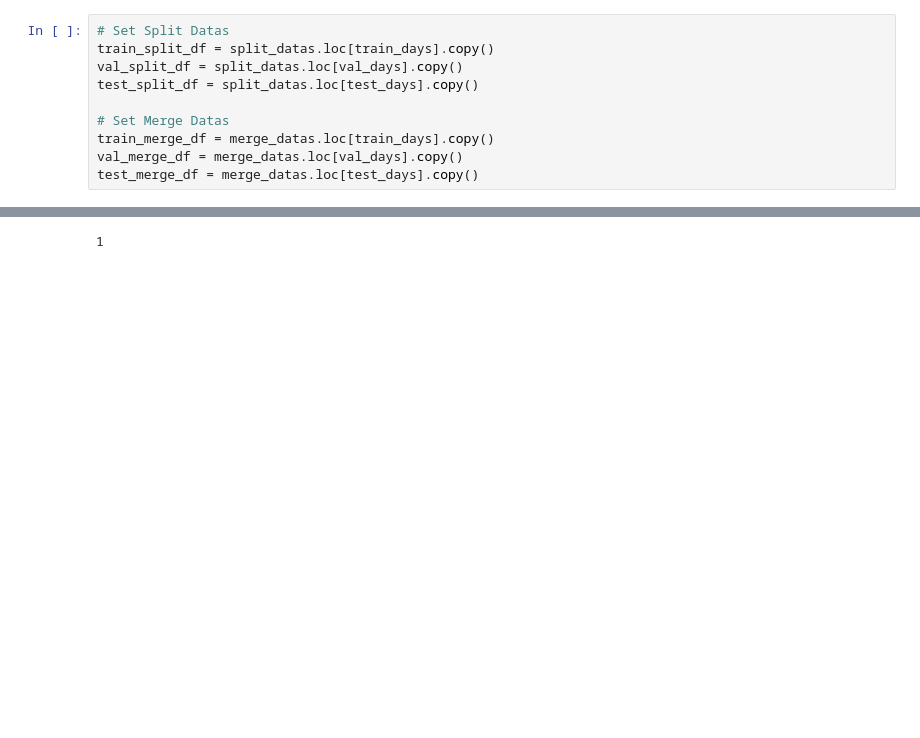
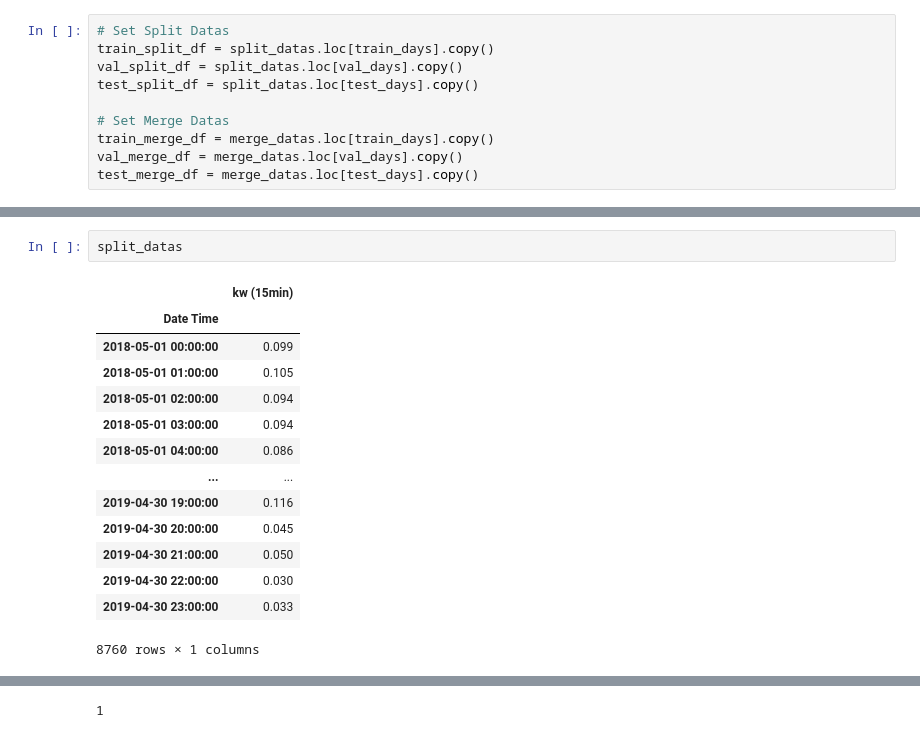
Before and after one commit to formegusto/study-timeseriesforecasting, a Jupyter notebook: Time Series Forecasting (MultiStep, Univariate).ipynb, the cells around one changed output, grey strips where cells are left out. Drawn from its saved outputs; the diff is of its cells as text; blank space fills up the shorter version.

```diff
--- a/Time Series Forecasting (MultiStep, Univariate).ipynb
+++ b/Time Series Forecasting (MultiStep, Univariate).ipynb
@@ -338,3 +338,20 @@ window.plot()
+# %%
+split_datas
+# %% [output]
+|  | kw (15min) |
+| Date Time |  |
+| 2018-05-01 00:00:00 | 0.099 |
+| 2018-05-01 01:00:00 | 0.105 |
+| 2018-05-01 02:00:00 | 0.094 |
+| 2018-05-01 03:00:00 | 0.094 |
+| 2018-05-01 04:00:00 | 0.086 |
+| ... | ... |
+| 2019-04-30 19:00:00 | 0.116 |
+| 2019-04-30 20:00:00 | 0.045 |
+| 2019-04-30 21:00:00 | 0.050 |
+| 2019-04-30 22:00:00 | 0.030 |
+| 2019-04-30 23:00:00 | 0.033 |
+8760 rows × 1 columns
 # %%
 num_features = split_datas.shape[1]
 multi_val_performance = dict()
```
Also changed, not shown: parts of 4 cells of this notebook, 2 other files.
